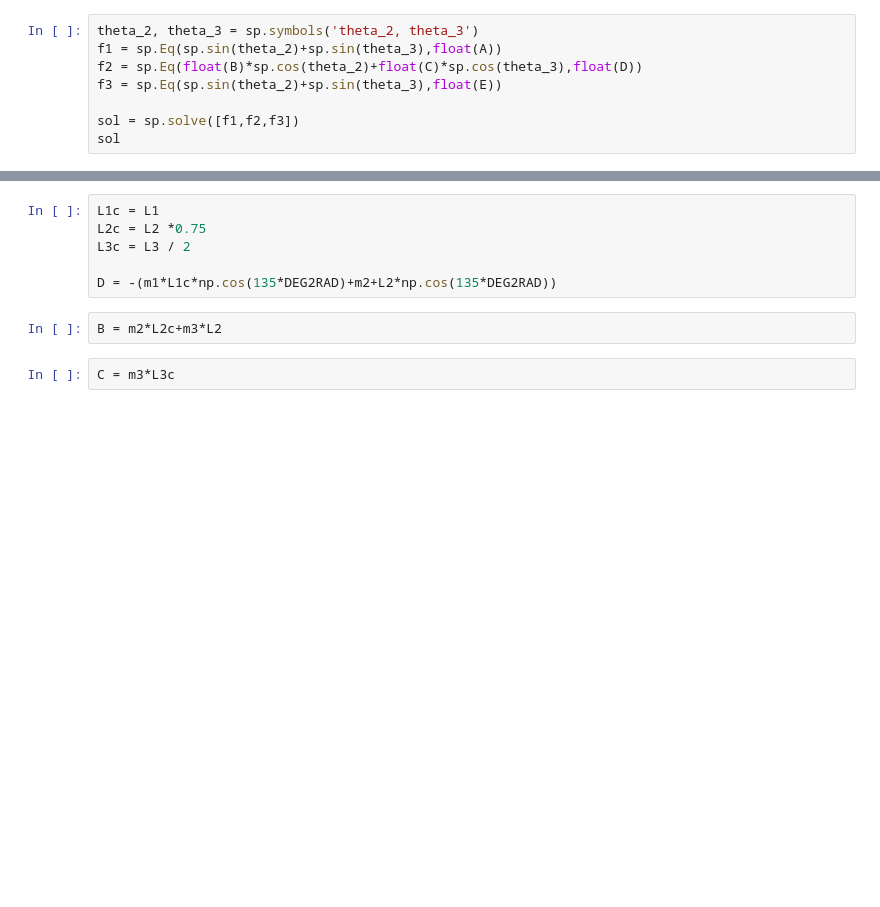
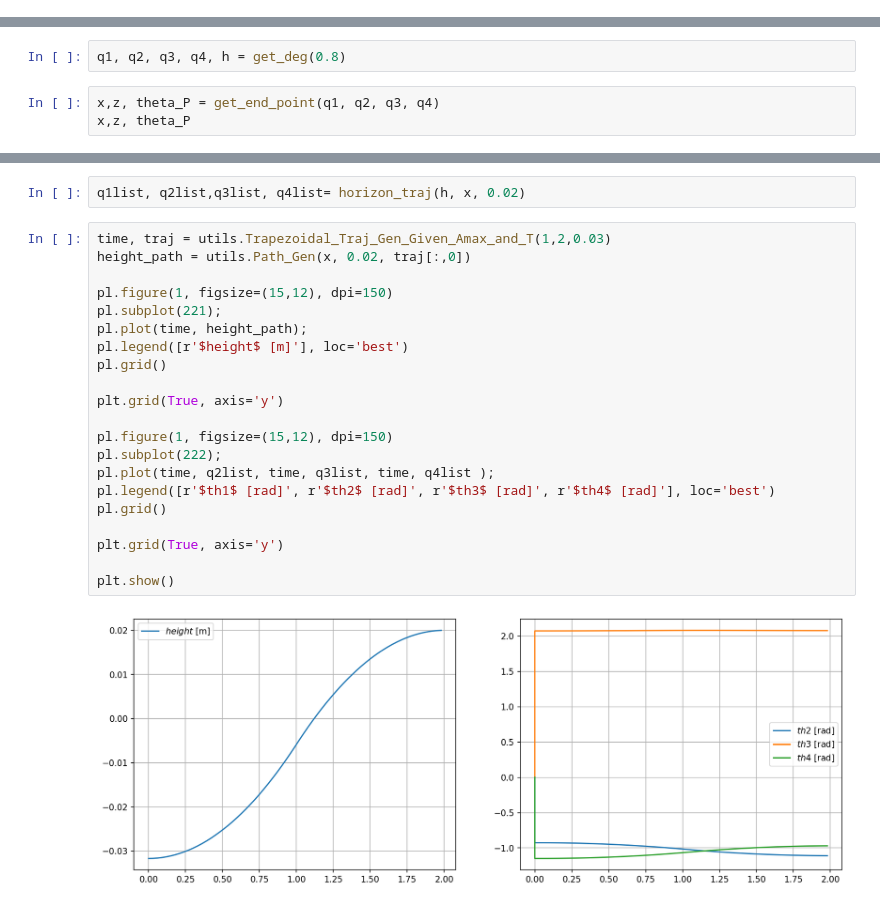
Before and after one commit to ssc166/joint_control, a Jupyter notebook: src/control_1/IK.ipynb, the cells around one changed output, grey strips where cells are left out. Cells and saved outputs as stored; diff of their text form; blank space fills up the shorter version.

```diff
--- a/src/control_1/IK.ipynb
+++ b/src/control_1/IK.ipynb
@@ -50,8 +59,0 @@ sol
-# %%
-theta_2, theta_3 = sp.symbols('theta_2, theta_3')
-f1 = sp.Eq(sp.sin(theta_2)+sp.sin(theta_3),float(A))
-f2 = sp.Eq(float(B)*sp.cos(theta_2)+float(C)*sp.cos(theta_3),float(D))
-f3 = sp.Eq(sp.sin(theta_2)+sp.sin(theta_3),float(E))
-
-sol = sp.solve([f1,f2,f3])
-sol
@@ -57,0 +132,5 @@ sol
+# %%
+q1, q2, q3, q4, h = get_deg(0.8)
+# %%
+x,z, theta_P = get_end_point(q1, q2, q3, q4)
+x,z, theta_P
@@ -89,10 +192,25 @@ sol
-# %%
-L1c = L1
-L2c = L2 *0.75
-L3c = L3 / 2
-
-D = -(m1*L1c*np.cos(135*DEG2RAD)+m2+L2*np.cos(135*DEG2RAD))
-# %%
-B = m2*L2c+m3*L2
-# %%
-C = m3*L3c
+# %%
+q1list, q2list,q3list, q4list= horizon_traj(h, x, 0.02)
+# %%
+time, traj = utils.Trapezoidal_Traj_Gen_Given_Amax_and_T(1,2,0.03)
+height_path = utils.Path_Gen(x, 0.02, traj[:,0])
+
+pl.figure(1, figsize=(15,12), dpi=150)
+pl.subplot(221);
+pl.plot(time, height_path);
+pl.legend([r'$height$ [m]'], loc='best')
+pl.grid()
+
+plt.grid(True, axis='y')
+
+pl.figure(1, figsize=(15,12), dpi=150)
+pl.subplot(222);
+pl.plot(time, q2list, time, q3list, time, q4list );
+pl.legend([r'$th1$ [rad]', r'$th2$ [rad]', r'$th3$ [rad]', r'$th4$ [rad]'], loc='best')
+pl.grid()
+
+plt.grid(True, axis='y')
+
+plt.show()
+# %% [output]
+[figure, added]
```
Also changed, not shown: parts of 8 cells of this notebook, 2 other files.
